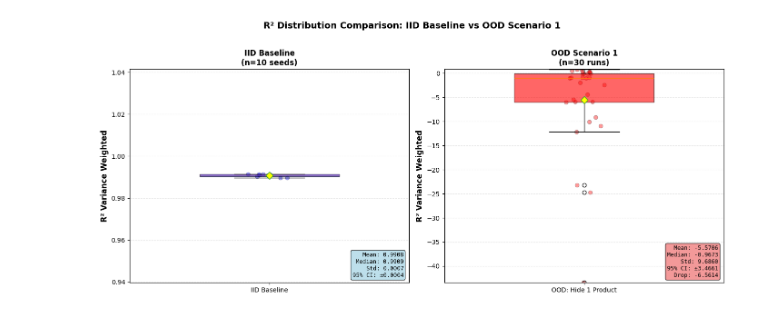
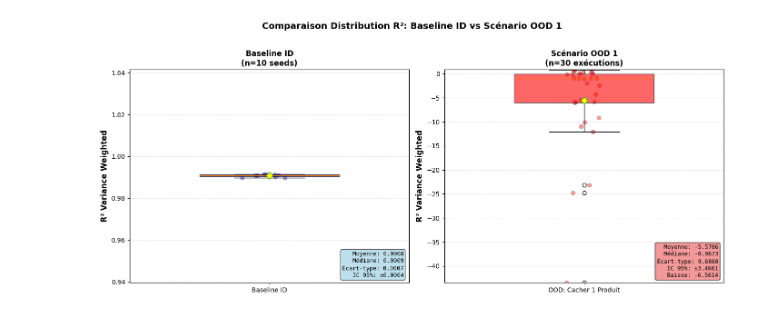
Before and after one commit to Valentine-Michelet/Projet-fil-rouge-nutrition-animale-, a Jupyter notebook: notebooks/ood_XGB_comparaison.ipynb, the cells around one changed output. Saved outputs shown, nothing was run; the diff lists cells and outputs as text; code cells hidden in the pictures.

Commit message:
MAJ du notebook de comparaison ood/id XGB

```diff
--- a/notebooks/ood_XGB_comparaison.ipynb
+++ b/notebooks/ood_XGB_comparaison.ipynb
@@ -445,93 +694,93 @@ OOD: Hide 1 Product -5.57056 9.686000 3.466091
 # %%
-# Visualization: IID vs OOD Scenario 1 - Separate plots for clarity
+# Visualisation: ID vs OOD Scénario 1 - Graphiques séparés pour clarté
 fig, axes = plt.subplots(1, 2, figsize=(14, 6))
 
-# LEFT PLOT: IID Baseline
+# GRAPHIQUE GAUCHE: Baseline ID
 ax1 = axes[0]
-iid_data = iid_df['R² Variance Weighted'].values
+ID_data = ID_df['R² Variance Weighted'].values
 
-bp1 = ax1.boxplot([iid_data],
-                   labels=['IID Baseline'],
+bp1 = ax1.boxplot([ID_data],
+                   labels=['Baseline ID'],
                    patch_artist=True,
                    widths=0.5,
                    showmeans=True,
                    meanprops=dict(marker='D', markerfacecolor='yellow', markersize=8))
 
-# Color the box
+# Colorier la boîte
 for patch in bp1['boxes']:
     patch.set_facecolor('blue')
     patch.set_alpha(0.6)
 
-# Overlay individual points with jitter
-x_jitter = np.random.normal(1, 0.04, size=len(iid_data))
-ax1.scatter(x_jitter, iid_data, alpha=0.4, s=40, color='blue', edgecolors='black', linewidth=0.5)
+# Ajouter les points individuels avec gigue
+x_jitter = np.random.normal(1, 0.04, size=len(ID_data))
+ax1.scatter(x_jitter, ID_data, alpha=0.4, s=40, color='blue', edgecolors='black', linewidth=0.5)
 
 ax1.set_ylabel('R² Variance Weighted', fontsize=12, fontweight='bold')
-ax1.set_title(f'IID Baseline\n(n={len(iid_df)} seeds)', fontsize=12, fontweight='bold')
+ax1.set_title(f'Baseline ID\n(n={len(ID_df)} seeds)', fontsize=12, fontweight='bold')
 ax1.grid(axis='y', alpha=0.3, linestyle='--')
 
-# Add stats to IID plot
-iid_stats = f"""Mean: {mean_r2_iid:.4f}
-Median: {iid_df['R² Variance Weighted'].median():.4f}
-Std: {std_r2_iid:.4f}
-95% CI: ±{ci_95_iid:.4f}"""
+# Ajouter les stats au graphique ID
+ID_stats = f"""Moyenne: {mean_r2_id:.4f}
+Médiane: {ID_df['R² Variance Weighted'].median():.4f}
+Écart-type: {std_r2_id:.4f}
+IC 95%: ±{ci_95_id:.4f}"""
 
-ax1.text(0.98, 0.02, iid_stats, transform=ax1.transAxes,
+ax1.text(0.98, 0.02, ID_stats, transform=ax1.transAxes,
          fontsize=9, verticalalignment='bottom', horizontalalignment='right',
          bbox=dict(boxstyle='round', facecolor='lightblue', alpha=0.8),
          family='monospace')
 
-# Set y-axis limits for IID
-y_min_iid = np.min(iid_data) - 0.05
-y_max_iid = np.max(iid_data) + 0.05
-ax1.set_ylim([y_min_iid, y_max_iid])
+# Définir les limites de l'axe y pour ID
+y_min_ID = np.min(ID_data) - 0.05
+y_max_ID = np.max(ID_data) + 0.05
+ax1.set_ylim([y_min_ID, y_max_ID])
 
-# RIGHT PLOT: OOD Scenario 1
+# GRAPHIQUE DROIT: Scénario OOD 1
 ax2 = axes[1]
 ood_data = ood1_df['R² Variance Weighted'].values
 
 bp2 = ax2.boxplot([ood_data],
-                   labels=['OOD: Hide 1 Product'],
+                   labels=['OOD: Cacher 1 Produit'],
                    patch_artist=True,
                    widths=0.5,
                    showmeans=True,
                    meanprops=dict(marker='D', markerfacecolor='yellow', markersize=8))
 
-# Color the box
+# Colorier la boîte
 for patch in bp2['boxes']:
     patch.set_facecolor('red')
     patch.set_alpha(0.6)
 
-# Overlay individual points with jitter
+# Ajouter les points individuels avec gigue
 x_jitter = np.random.normal(1, 0.04, size=len(ood_data))
 ax2.scatter(x_jitter, ood_data, alpha=0.4, s=40, color='red', edgecolors='black', linewidth=0.5)
 
 ax2.set_ylabel('R² Variance Weighted', fontsize=12, fontweight='bold')
-ax2.set_title(f'OOD Scenario 1\n(n={len(ood1_df)} runs)', fontsize=12, fontweight='bold')
+ax2.set_title(f'Scénario OOD 1\n(n={len(ood1_df)} exécutions)', fontsize=12, fontweight='bold')
 ax2.grid(axis='y', alpha=0.3, linestyle='--')
 
-# Add stats to OOD plot
-ood_stats = f"""Mean: {mean_r2:.4f}
-Median: {ood1_df['R² Variance Weighted'].median():.4f}
-Std: {std_r2:.4f}
-95% CI: ±{ci_95:.4f}
-Drop: {mean_r2 - mean_r2_iid:+.4f}"""
+# Ajouter les stats au graphique OOD
+ood_stats = f"""Moyenne: {mean_r2:.4f}
+Médiane: {ood1_df['R² Variance Weighted'].median():.4f}
+Écart-type: {std_r2:.4f}
+IC 95%: ±{ci_95:.4f}
+Baisse: {mean_r2 - mean_r2_id:+.4f}"""
 
 ax2.text(0.98, 0.02, ood_stats, transform=ax2.transAxes,
          fontsize=9, verticalalignment='bottom', horizontalalignment='right',
          bbox=dict(boxstyle='round', facecolor='lightcoral', alpha=0.8),
          family='monospace')
 
-# Set y-axis limits for OOD
+# Définir les limites de l'axe y pour OOD
 y_min_ood = np.min(ood_data) - 0.05
 y_max_ood = np.max(ood_data) + 0.05
 ax2.set_ylim([y_min_ood, y_max_ood])
 
-fig.suptitle('R² Distribution Comparison: IID Baseline vs OOD Scenario 1',
+fig.suptitle('Comparaison Distribution R²: Baseline ID vs Scénario OOD 1',
              fontsize=14, fontweight='bold', y=1.02)
 
 plt.tight_layout()
-plt.savefig('../reports/figures/ood_comparaison_iid_ood1.png')
+plt.savefig('../reports/figures/ood_comparaison_ID_ood1.png')
 plt.show()
 # %% [output]
-[figure, old version]
+[figure, new version]
```
Also changed, not shown: parts of 13 cells of this notebook.
